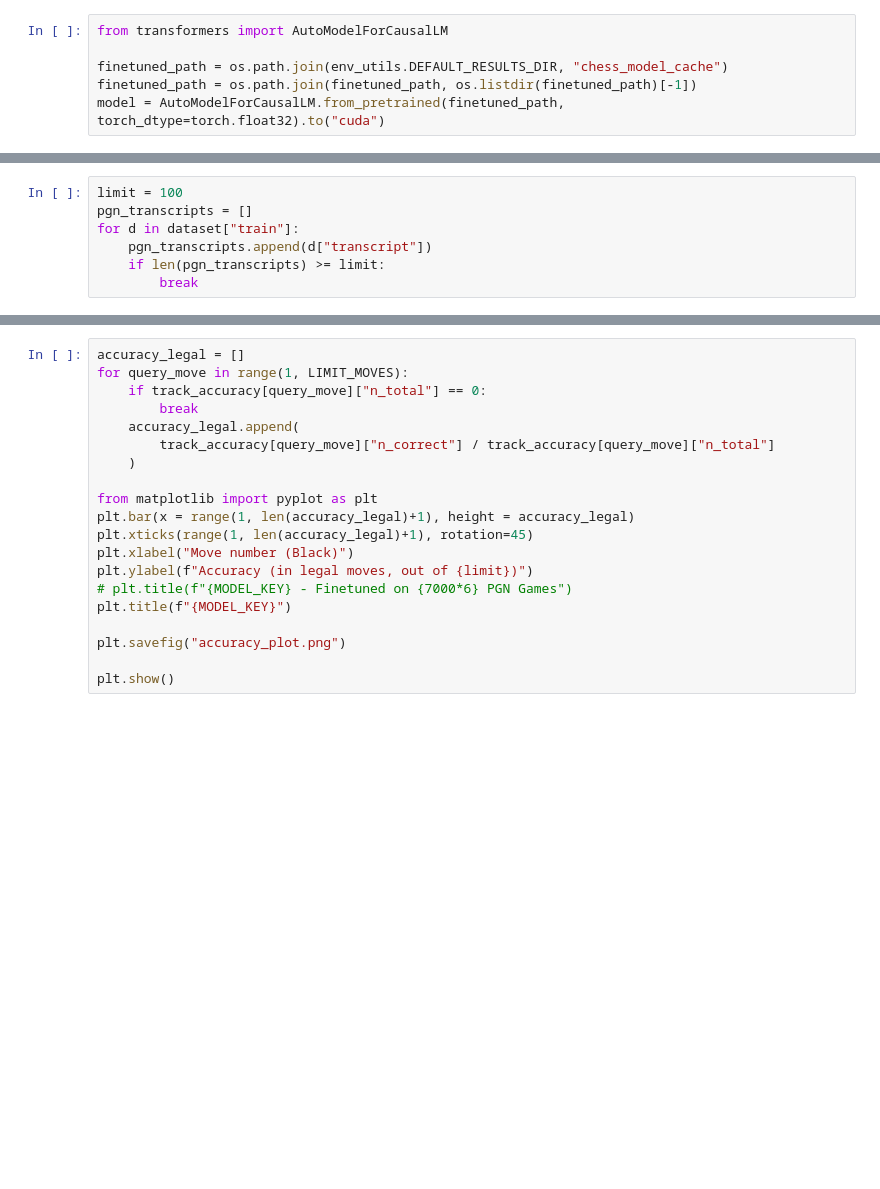
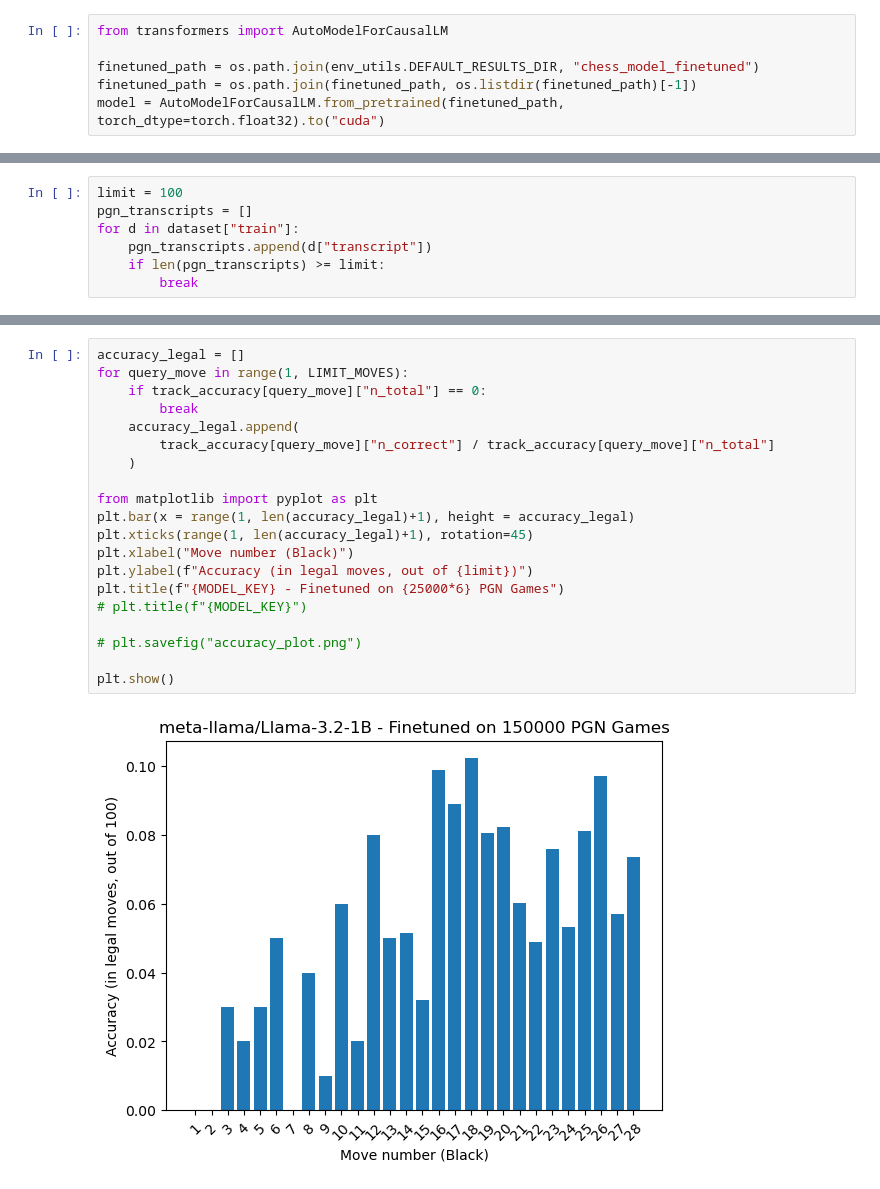
Before and after one commit to arnab-api/talkative_probes, a Jupyter notebook: notebooks/test_chess.ipynb, the cells around one changed output, grey strips where cells are left out. Cells and saved outputs as stored; diff of their text form; blank space fills up the shorter version.

```diff
--- a/notebooks/test_chess.ipynb
+++ b/notebooks/test_chess.ipynb
@@ -43,7 +48,7 @@ mt = ModelandTokenizer(
 # %%
 from transformers import AutoModelForCausalLM
 
-finetuned_path = os.path.join(env_utils.DEFAULT_RESULTS_DIR, "chess_model_cache")
+finetuned_path = os.path.join(env_utils.DEFAULT_RESULTS_DIR, "chess_model_finetuned")
 finetuned_path = os.path.join(finetuned_path, os.listdir(finetuned_path)[-1])
 model = AutoModelForCausalLM.from_pretrained(finetuned_path, torch_dtype=torch.float32).to("cuda")
 # %%
@@ -244,22 +299,24 @@ for pgn_string in tqdm(pgn_transcripts):
 # %%
 accuracy_legal = []
 for query_move in range(1, LIMIT_MOVES):
     if track_accuracy[query_move]["n_total"] == 0:
         break
     accuracy_legal.append(
         track_accuracy[query_move]["n_correct"] / track_accuracy[query_move]["n_total"]
     )
 
 from matplotlib import pyplot as plt
 plt.bar(x = range(1, len(accuracy_legal)+1), height = accuracy_legal)
 plt.xticks(range(1, len(accuracy_legal)+1), rotation=45)
 plt.xlabel("Move number (Black)")
 plt.ylabel(f"Accuracy (in legal moves, out of {limit})")
-# plt.title(f"{MODEL_KEY} - Finetuned on {7000*6} PGN Games")
-plt.title(f"{MODEL_KEY}")
+plt.title(f"{MODEL_KEY} - Finetuned on {25000*6} PGN Games")
+# plt.title(f"{MODEL_KEY}")
 
-plt.savefig("accuracy_plot.png")
+# plt.savefig("accuracy_plot.png")
 
 plt.show()
+# %% [output]
+[figure, added]
 # %%
 track_wrong_ans[0]
```
Also changed, not shown: parts of 17 cells of this notebook, 1 other file.
